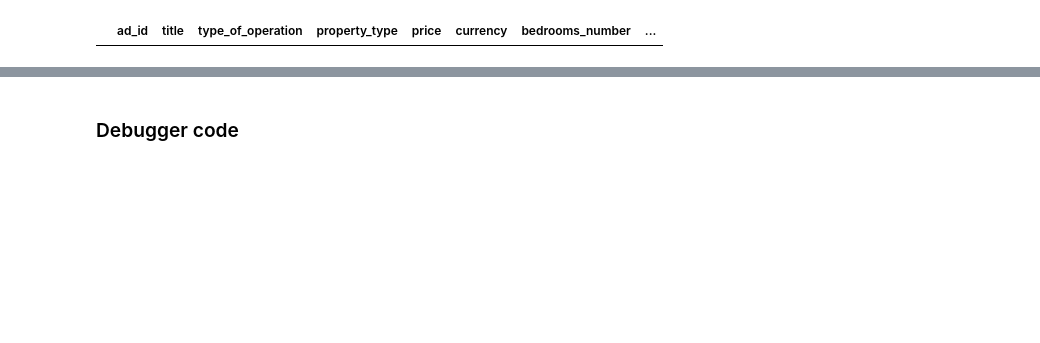
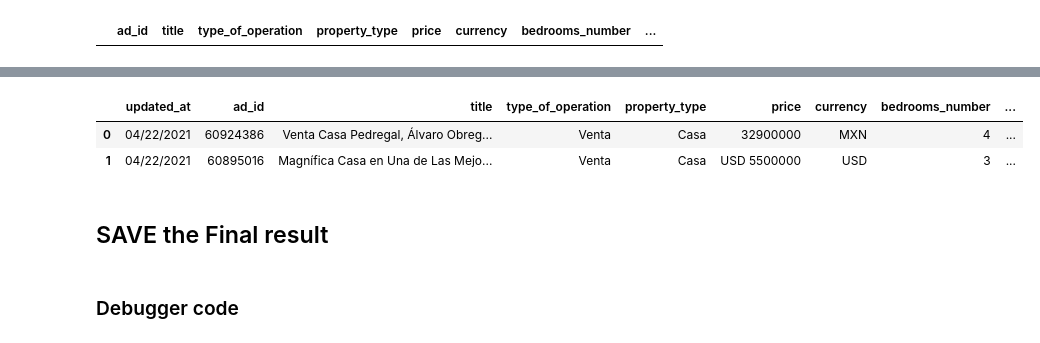
Before and after one commit to trezeget-1/meli_project, a Jupyter notebook: Inmuebles 24 - Scrape.ipynb, the cells around one changed output, grey strips where cells are left out. Cells and saved outputs as stored; diff of their text form; code cells hidden in the pictures; blank space fills up the shorter version.

```diff
--- a/Inmuebles 24 - Scrape.ipynb
+++ b/Inmuebles 24 - Scrape.ipynb
@@ -329,0 +324,11 @@ url
+# %%
+properties_24_df.index = pd.Series([dt_string] * len(properties_24_df))
+properties_24_df = properties_24_df.reset_index()
+properties_24_df = properties_24_df.rename(columns={"index":"updated_at"})
+properties_24_df.head(2)
+# %% [output]
+|  | updated_at | ad_id | title | type_of_operation | property_type | price | currency | bedrooms_number | ... |
+| 0 | 04/22/2021 | 60924386 | Venta Casa Pedregal, Álvaro Obreg... | Venta | Casa | 32900000 | MXN | 4 | ... |
+| 1 | 04/22/2021 | 60895016 | Magnífica Casa en Una de Las Mejo... | Venta | Casa | USD 5500000 | USD | 3 | ... |
+# %% [markdown]
+## SAVE the Final result
```
Also changed, not shown: parts of 44 cells of this notebook.
